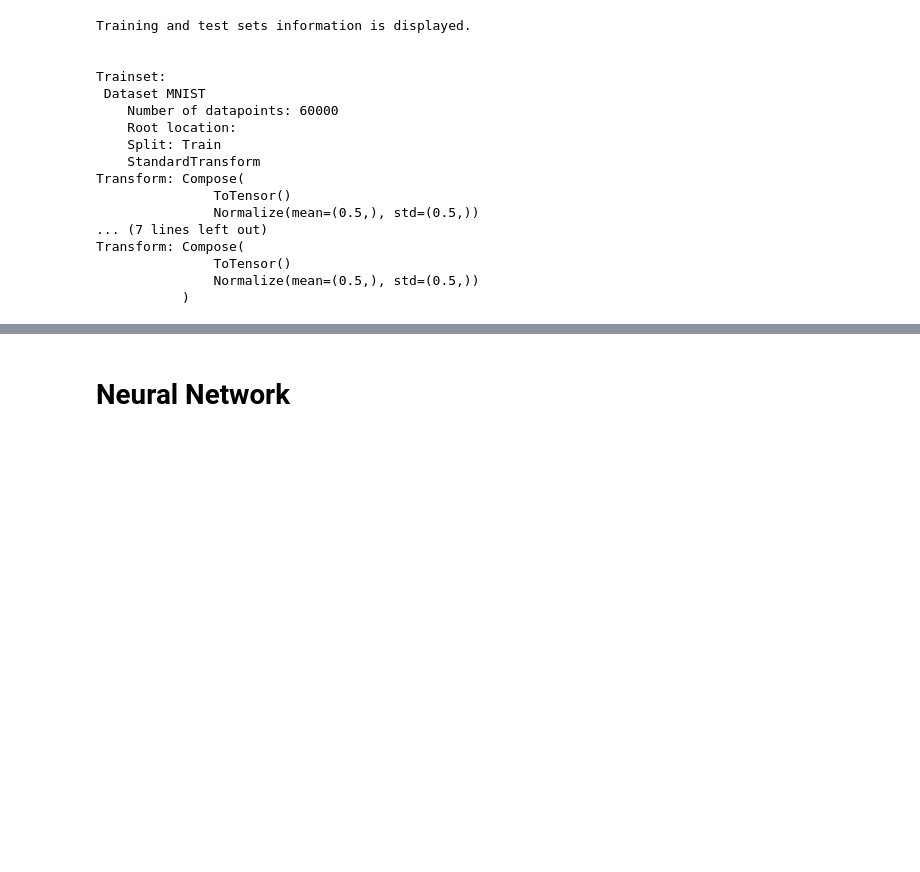
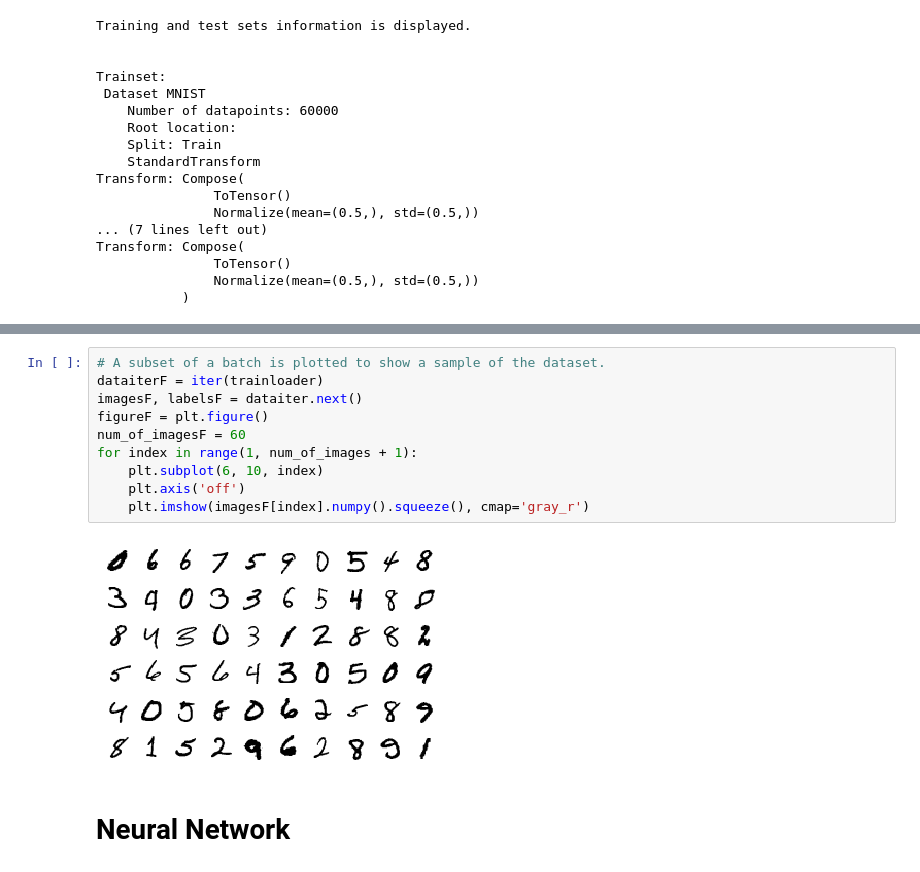
Before and after one commit to JoachimLandtmeters/OptMLproject, a Jupyter notebook: Main/Main.ipynb, the cells around one changed output, grey strips where cells are left out. Cells and saved outputs as stored; diff of their text form; blank space fills up the shorter version.

Commit message:
notebooks and images

```diff
--- a/Main/Main.ipynb
+++ b/Main/Main.ipynb
@@ -79,3 +113,15 @@ for index in range(1, num_of_images + 1):
+# %%
+# A subset of a batch is plotted to show a sample of the dataset.
+dataiterF = iter(trainloader)
+imagesF, labelsF = dataiter.next()
+figureF = plt.figure()
+num_of_imagesF = 60
+for index in range(1, num_of_images + 1):
+    plt.subplot(6, 10, index)
+    plt.axis('off')
+    plt.imshow(imagesF[index].numpy().squeeze(), cmap='gray_r')
+# %% [output]
+[figure, added]
 # %% [markdown]
 # Neural Network
 # %% [markdown]
```
Also changed, not shown: parts of 43 cells of this notebook, 54 other files.
